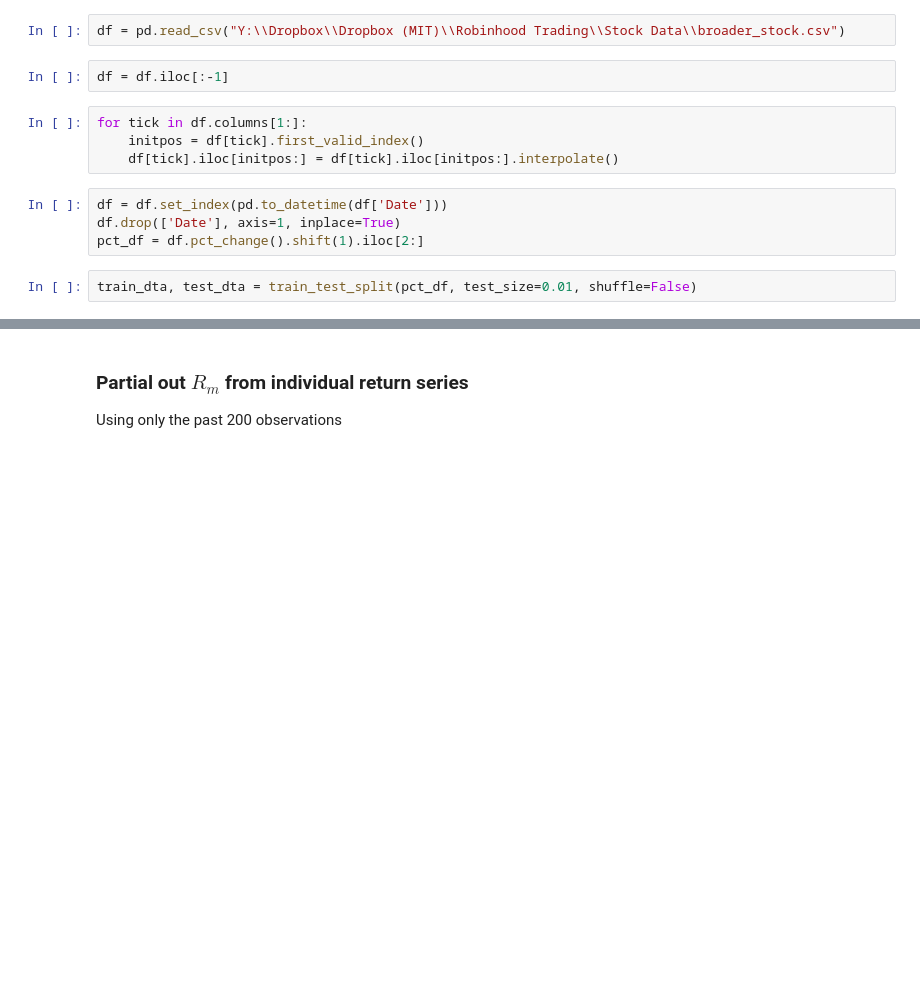
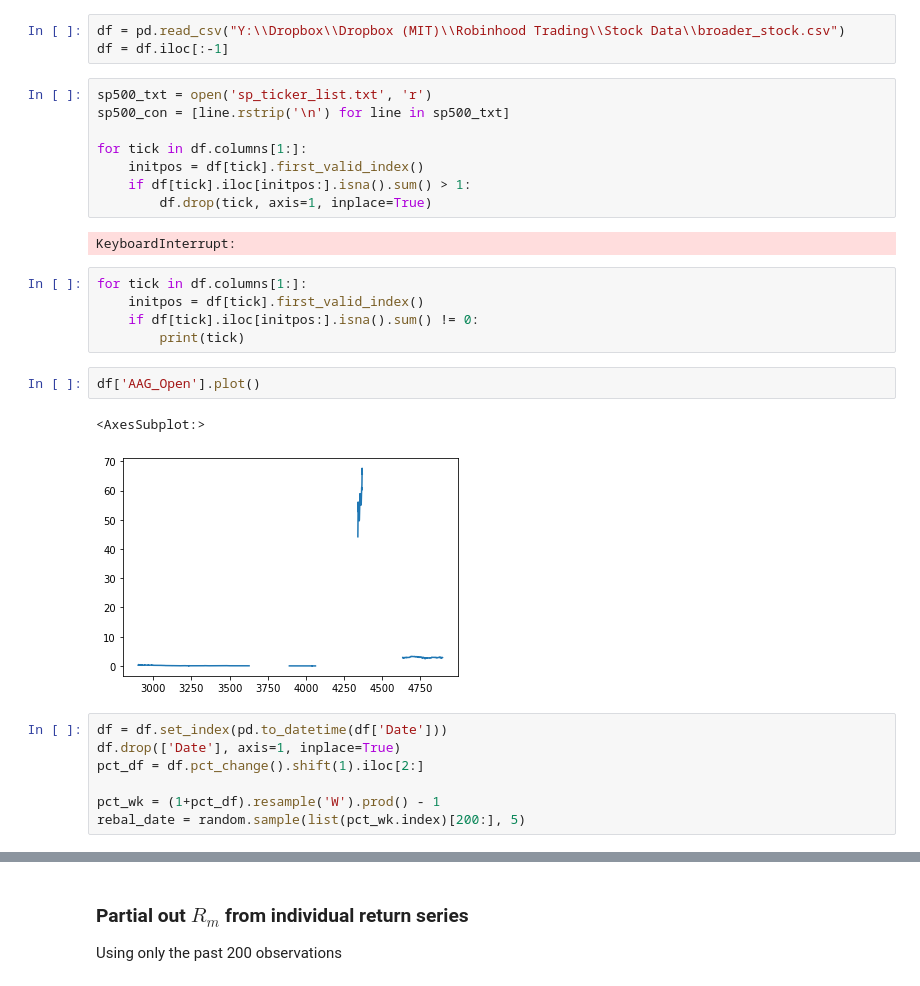
Before and after one commit to HaochengYe/Prediction-BT, a Jupyter notebook: Factorization.ipynb, the cells around one changed output, grey strips where cells are left out. Saved outputs shown, nothing was run; the diff lists cells and outputs as text; blank space fills up the shorter version.

```diff
--- a/Factorization.ipynb
+++ b/Factorization.ipynb
@@ -14,14 +19,30 @@ from Strategy import *
 # %%
 df = pd.read_csv("Y:\\Dropbox\\Dropbox (MIT)\\Robinhood Trading\\Stock Data\\broader_stock.csv")
+df = df.iloc[:-1]
-# %%
-df = df.iloc[:-1]
+# %%
+sp500_txt = open('sp_ticker_list.txt', 'r')
+sp500_con = [line.rstrip('\n') for line in sp500_txt]
+
+for tick in df.columns[1:]:
+    initpos = df[tick].first_valid_index()
+    if df[tick].iloc[initpos:].isna().sum() > 1:
+        df.drop(tick, axis=1, inplace=True)
+# %% [output]
+KeyboardInterrupt:
 # %%
 for tick in df.columns[1:]:
     initpos = df[tick].first_valid_index()
-    df[tick].iloc[initpos:] = df[tick].iloc[initpos:].interpolate()
+    if df[tick].iloc[initpos:].isna().sum() != 0:
+        print(tick)
+# %%
+df['AAG_Open'].plot()
+# %% [output]
+<AxesSubplot:>
+[figure, added]
 # %%
 df = df.set_index(pd.to_datetime(df['Date']))
 df.drop(['Date'], axis=1, inplace=True)
 pct_df = df.pct_change().shift(1).iloc[2:]
+
+pct_wk = (1+pct_df).resample('W').prod() - 1
+rebal_date = random.sample(list(pct_wk.index)[200:], 5)
-# %%
-train_dta, test_dta = train_test_split(pct_df, test_size=0.01, shuffle=False)
```
Also changed, not shown: parts of 36 cells of this notebook, 3 other files.
